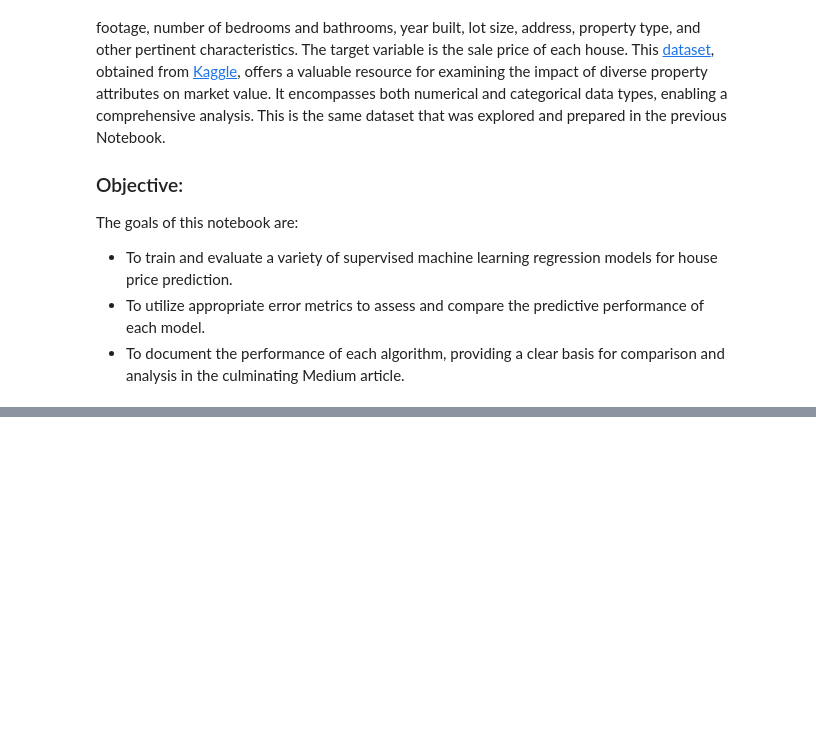
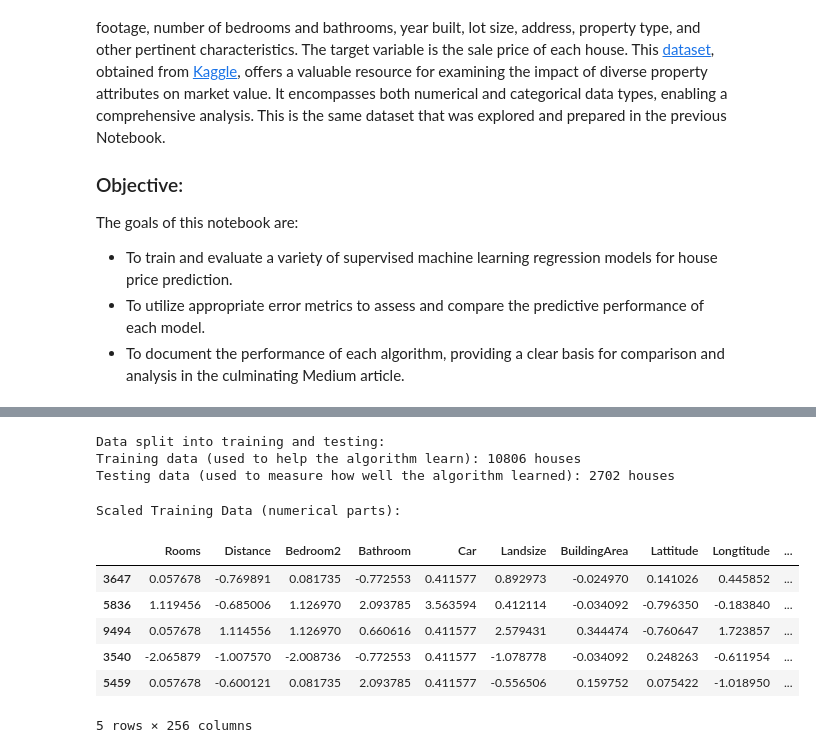
Before and after one commit to marcndo/ml_foundation, a Jupyter notebook: EDA/melbourne_data_model_analysis.ipynb, the cells around one changed output, grey strips where cells are left out. Saved outputs shown, nothing was run; the diff lists cells and outputs as text; code cells hidden in the pictures; blank space fills up the shorter version.

```diff
--- a/EDA/melbourne_data_model_analysis.ipynb
+++ b/EDA/melbourne_data_model_analysis.ipynb
@@ -13,0 +80,12 @@ The goals of this notebook are:
+# %%
+# We want to predict the 'Price' of the house
+y = data['Price']
+
+# The rest of the information will help us make the prediction
+X = data.drop('Price', axis=1)
+
+print("\nInformation we'll use to predict price (features):")
+print(X.head())
+print(f"We have {X.shape[1]} pieces of information for each house to help us predict the price.")
+print("\nWhat we want to predict (price):")
+print(y.head())
@@ -13,0 +120,34 @@ The goals of this notebook are:
+# %%
+# We split our data into two groups: a training set to teach the computer, and a testing set to see how well it learned.
+X_train, X_test, y_train, y_test = train_test_split(X, y, test_size=0.2, random_state=42)
+
+print("\nData split into training and testing:")
+print(f"Training data (used to help the algorithm learn): {X_train.shape[0]} houses")
+print(f"Testing data (used to measure how well the algorithm learned): {X_test.shape[0]} houses")
+# %% [output]
+Data split into training and testing:
+Training data (used to help the algorithm learn): 10806 houses
+Testing data (used to measure how well the algorithm learned): 2702 houses
+# %%
+# Some of our information is in very different ranges (like land size vs. number of bedrooms).
+# We scale the numerical information to make it easier for the computer to compare.
+numerical_features = X_train.select_dtypes(include=['float64', 'int64']).columns.tolist()
+
+scaler = StandardScaler()
+X_train_scaled = scaler.fit_transform(X_train[numerical_features])
+X_test_scaled = scaler.transform(X_test[numerical_features])
+
+X_train[numerical_features] = X_train_scaled
+X_test[numerical_features] = X_test_scaled
+
+print("\nScaled Training Data (numerical parts):")
+X_train[numerical_features].head()
+# %% [output]
+Scaled Training Data (numerical parts):
+|  | Rooms | Distance | Bedroom2 | Bathroom | Car | Landsize | BuildingArea | Lattitude | Longtitude | ... |
+| 3647 | 0.057678 | -0.769891 | 0.081735 | -0.772553 | 0.411577 | 0.892973 | -0.024970 | 0.141026 | 0.445852 | ... |
+| 5836 | 1.119456 | -0.685006 | 1.126970 | 2.093785 | 3.563594 | 0.412114 | -0.034092 | -0.796350 | -0.183840 | ... |
+| 9494 | 0.057678 | 1.114556 | 1.126970 | 0.660616 | 0.411577 | 2.579431 | 0.344474 | -0.760647 | 1.723857 | ... |
+| 3540 | -2.065879 | -1.007570 | -2.008736 | -0.772553 | 0.411577 | -1.078778 | -0.034092 | 0.248263 | -0.611954 | ... |
+| 5459 | 0.057678 | -0.600121 | 0.081735 | 2.093785 | 0.411577 | -0.556506 | 0.159752 | 0.075422 | -1.018950 | ... |
+5 rows × 256 columns
```
Also changed, not shown: parts of 18 cells of this notebook.
